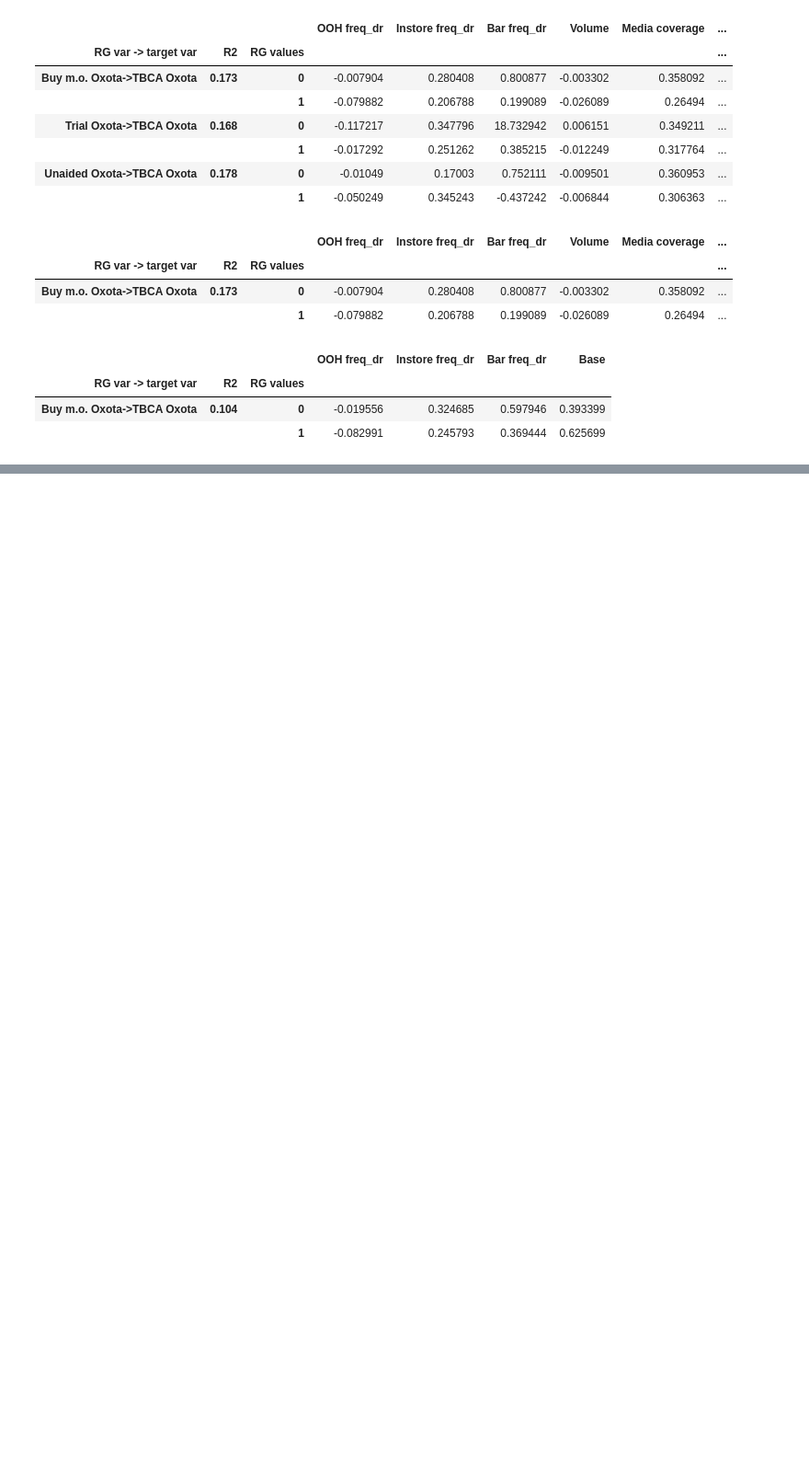
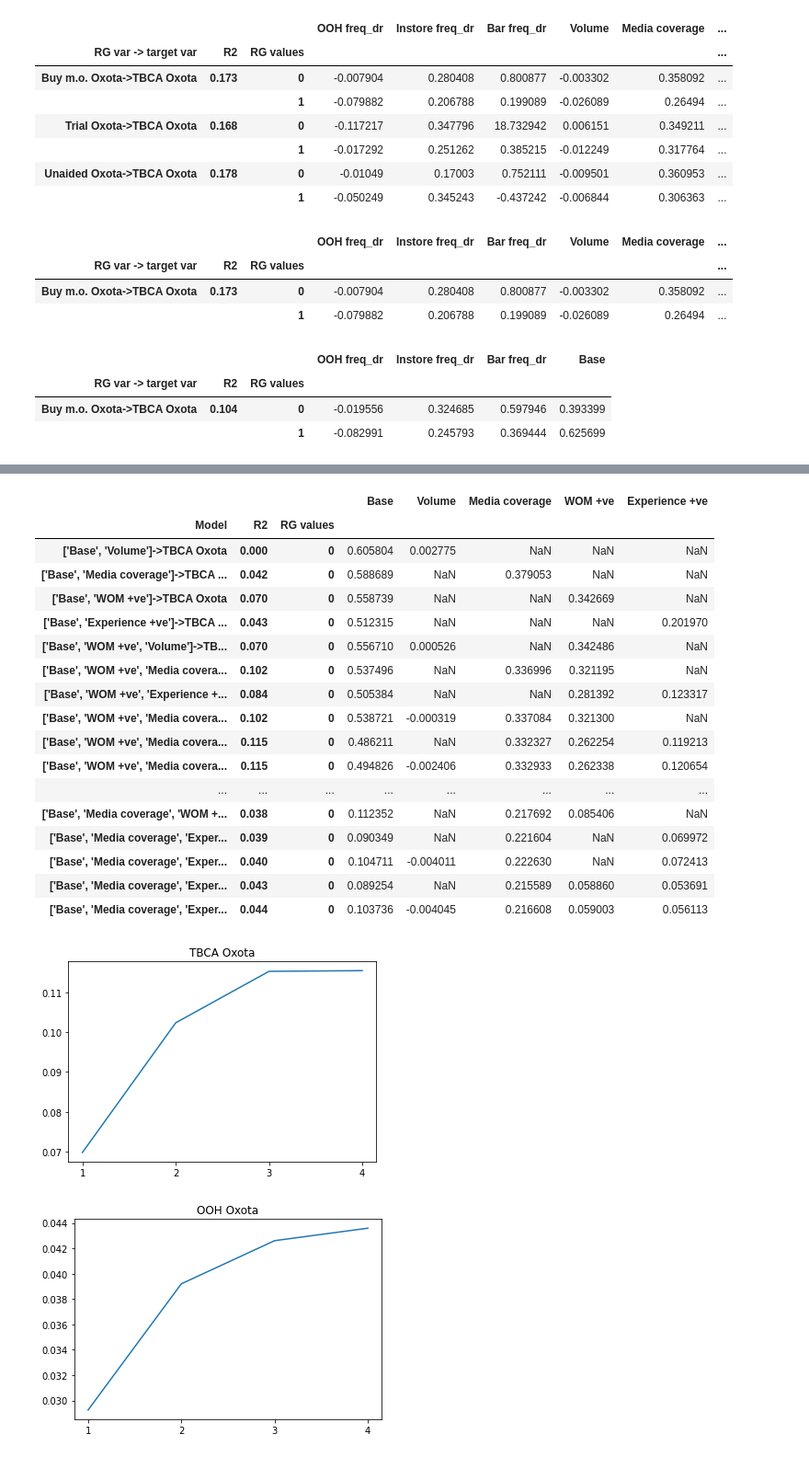
Before and after one commit to woskxmcnvb/XMedia, a Jupyter notebook: main_working_file.ipynb, the cells around one changed output, grey strips where cells are left out. Shown at 92% size. Saved outputs shown, nothing was run; the diff lists cells and outputs as text; code cells hidden in the pictures; blank space fills up the shorter version.

```diff
--- a/main_working_file.ipynb
+++ b/main_working_file.ipynb
@@ -439,0 +408,46 @@ xmc.ValidateRGVariables(model_data, model_spec)
+# %%
+model_data = pd.read_csv('model_data.csv')
+
+model_spec = {
+    'Target variables': [
+        #'TBCA Oxota', 'OOH Oxota', 'Trial Oxota', 'Unaided Oxota', 'Consider T1 Oxota'
+        'TBCA Oxota', 'OOH Oxota'
+    ],
+    'Campaign variables': [
+        {'Name': 'OOH freq',     'Alpha': 2, 'Gamma': 12},
+        {'Name': 'Instore freq', 'Alpha': 2, 'Gamma': 4},
+        {'Name': 'Bar freq',     'Alpha': 8, 'Gamma': 4},
+    ],
+    'Other variables': ['Volume', 'Media coverage', 'WOM +ve', 'Experience +ve'],
+    #'Relevance groups variable': 'Buy m.o. Oxota',
+    'Relevance groups variable': None,
+    'Subsample variables': ['Trial Oxota']
+}
+
+
+xmc = MediaContributionCalculator()
+
+
+model_spec = xmc.CheckFixSpec(model_data, model_spec)
+xmc.ValidateNonCampaignVariables(model_data, model_spec)
+# %% [output]
+|  |  |  | Base | Volume | Media coverage | WOM +ve | Experience +ve |
+| Model | R2 | RG values |  |  |  |  |  |
+| ['Base', 'Volume']->TBCA Oxota | 0.000 | 0 | 0.605804 | 0.002775 | NaN | NaN | NaN |
+| ['Base', 'Media coverage']->TBCA ... | 0.042 | 0 | 0.588689 | NaN | 0.379053 | NaN | NaN |
+| ['Base', 'WOM +ve']->TBCA Oxota | 0.070 | 0 | 0.558739 | NaN | NaN | 0.342669 | NaN |
+| ['Base', 'Experience +ve']->TBCA ... | 0.043 | 0 | 0.512315 | NaN | NaN | NaN | 0.201970 |
+| ['Base', 'WOM +ve', 'Volume']->TB... | 0.070 | 0 | 0.556710 | 0.000526 | NaN | 0.342486 | NaN |
+| ['Base', 'WOM +ve', 'Media covera... | 0.102 | 0 | 0.537496 | NaN | 0.336996 | 0.321195 | NaN |
+| ['Base', 'WOM +ve', 'Experience +... | 0.084 | 0 | 0.505384 | NaN | NaN | 0.281392 | 0.123317 |
+| ['Base', 'WOM +ve', 'Media covera... | 0.102 | 0 | 0.538721 | -0.000319 | 0.337084 | 0.321300 | NaN |
+| ['Base', 'WOM +ve', 'Media covera... | 0.115 | 0 | 0.486211 | NaN | 0.332327 | 0.262254 | 0.119213 |
+| ['Base', 'WOM +ve', 'Media covera... | 0.115 | 0 | 0.494826 | -0.002406 | 0.332933 | 0.262338 | 0.120654 |
+| ... | ... | ... | ... | ... | ... | ... | ... |
+| ['Base', 'Media coverage', 'WOM +... | 0.038 | 0 | 0.112352 | NaN | 0.217692 | 0.085406 | NaN |
+| ['Base', 'Media coverage', 'Exper... | 0.039 | 0 | 0.090349 | NaN | 0.221604 | NaN | 0.069972 |
+| ['Base', 'Media coverage', 'Exper... | 0.040 | 0 | 0.104711 | -0.004011 | 0.222630 | NaN | 0.072413 |
+| ['Base', 'Media coverage', 'Exper... | 0.043 | 0 | 0.089254 | NaN | 0.215589 | 0.058860 | 0.053691 |
+| ['Base', 'Media coverage', 'Exper... | 0.044 | 0 | 0.103736 | -0.004045 | 0.216608 | 0.059003 | 0.056113 |
+[figure, added]
+[figure, added]
```
Also changed, not shown: parts of 7 cells of this notebook, 3 other files.
